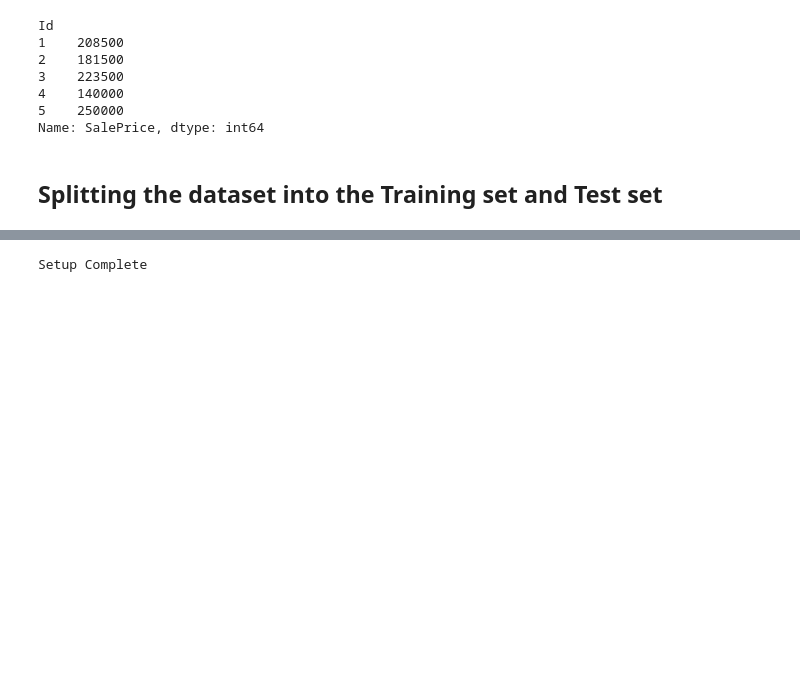
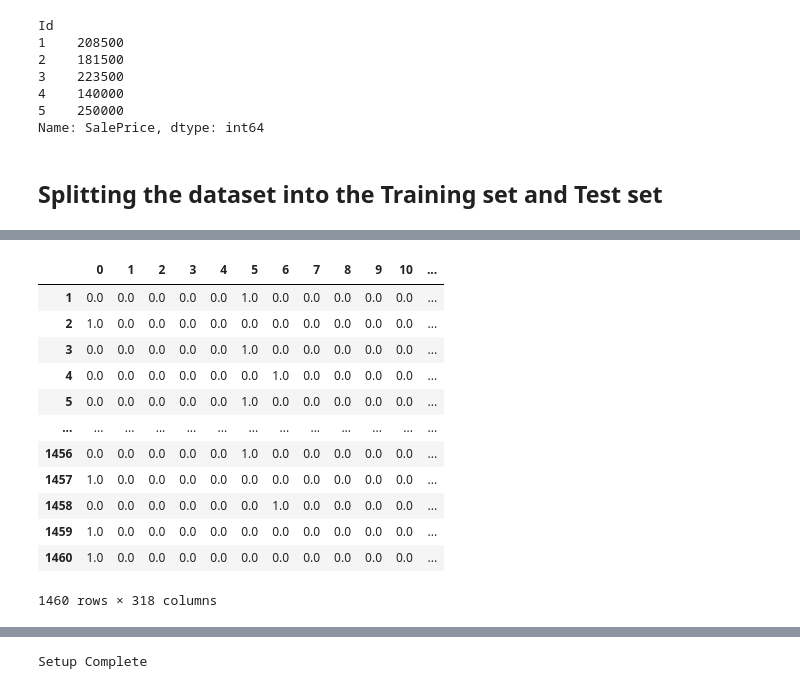
Before and after one commit to atomrepos/Real_Estate_Data_Analysis, a Jupyter notebook: Real_Estate_Analysis.ipynb, the cells around one changed output, grey strips where cells are left out. Saved outputs shown, nothing was run; the diff lists cells and outputs as text; code cells hidden in the pictures; blank space fills up the shorter version.

Commit message:
Encoded and Imputed Values.

```diff
--- a/Real_Estate_Analysis.ipynb
+++ b/Real_Estate_Analysis.ipynb
@@ -113,0 +164,5 @@ dtype: int64
+# %%
+#GET categorical vaiables only
+
+X_train_CATS_ONLY = X.select_dtypes(['object'])
+#X_valid_CATS_ONLY = X_valid.select_dtypes(['object'])
@@ -113,0 +277,4 @@ dtype: int64
+# %%
+X_FINAL=pd.concat([imputed_X_train,OH_X_train],axis = 1)
+#X_Valid_FINAL=pd.concat([imputed_X_valid,OH_X_valid],axis=1)
+X_FINAL
@@ -113,0 +295,37 @@ dtype: int64
+# %%
+# Apply one-hot encoder to each column with categorical data
+testing = OneHotEncoder(handle_unknown='ignore', sparse=False)
+tester = pd.DataFrame(testing.fit_transform(X_FINAL[["MSSubClass"]]))
+#OH_cols_valid = pd.DataFrame(OH_encoder.transform(cats_X_valid[object_cols]))
+tester.index = X_FINAL.index
+# # One-hot encoding removed index; put it back
+# OH_cols_train.index = cats_X_train.index
+# #OH_cols_valid.index = cats_X_valid.index
+X_FINAL_FINAL = pd.concat([tester, X_FINAL], axis=1)
+
+# # Remove categorical columns (will replace with one-hot encoding)
+# num_X_train = cats_X_train.drop(object_cols, axis=1)
+# #num_X_valid = cats_X_valid.drop(object_cols, axis=1)
+
+# # Add one-hot encoded columns to numerical features
+# OH_X_train = pd.concat([num_X_train, OH_cols_train], axis=1)
+# #OH_X_valid = pd.concat([num_X_valid, OH_cols_valid], axis=1)
+
+# #print("MAE from Approach 3 (One-Hot Encoding):")
+# #print(score_dataset(OH_X_train, OH_X_valid, y_train, y_valid))
+# %%
+X_FINAL_FINAL
+# %% [output]
+|  | 0 | 1 | 2 | 3 | 4 | 5 | 6 | 7 | 8 | 9 | 10 | ... |
+| 1 | 0.0 | 0.0 | 0.0 | 0.0 | 0.0 | 1.0 | 0.0 | 0.0 | 0.0 | 0.0 | 0.0 | ... |
+| 2 | 1.0 | 0.0 | 0.0 | 0.0 | 0.0 | 0.0 | 0.0 | 0.0 | 0.0 | 0.0 | 0.0 | ... |
+| 3 | 0.0 | 0.0 | 0.0 | 0.0 | 0.0 | 1.0 | 0.0 | 0.0 | 0.0 | 0.0 | 0.0 | ... |
+| 4 | 0.0 | 0.0 | 0.0 | 0.0 | 0.0 | 0.0 | 1.0 | 0.0 | 0.0 | 0.0 | 0.0 | ... |
+| 5 | 0.0 | 0.0 | 0.0 | 0.0 | 0.0 | 1.0 | 0.0 | 0.0 | 0.0 | 0.0 | 0.0 | ... |
+| ... | ... | ... | ... | ... | ... | ... | ... | ... | ... | ... | ... | ... |
+| 1456 | 0.0 | 0.0 | 0.0 | 0.0 | 0.0 | 1.0 | 0.0 | 0.0 | 0.0 | 0.0 | 0.0 | ... |
+| 1457 | 1.0 | 0.0 | 0.0 | 0.0 | 0.0 | 0.0 | 0.0 | 0.0 | 0.0 | 0.0 | 0.0 | ... |
+| 1458 | 0.0 | 0.0 | 0.0 | 0.0 | 0.0 | 0.0 | 1.0 | 0.0 | 0.0 | 0.0 | 0.0 | ... |
+| 1459 | 1.0 | 0.0 | 0.0 | 0.0 | 0.0 | 0.0 | 0.0 | 0.0 | 0.0 | 0.0 | 0.0 | ... |
+| 1460 | 1.0 | 0.0 | 0.0 | 0.0 | 0.0 | 0.0 | 0.0 | 0.0 | 0.0 | 0.0 | 0.0 | ... |
+1460 rows × 318 columns
```
Also changed, not shown: parts of 38 cells of this notebook.
